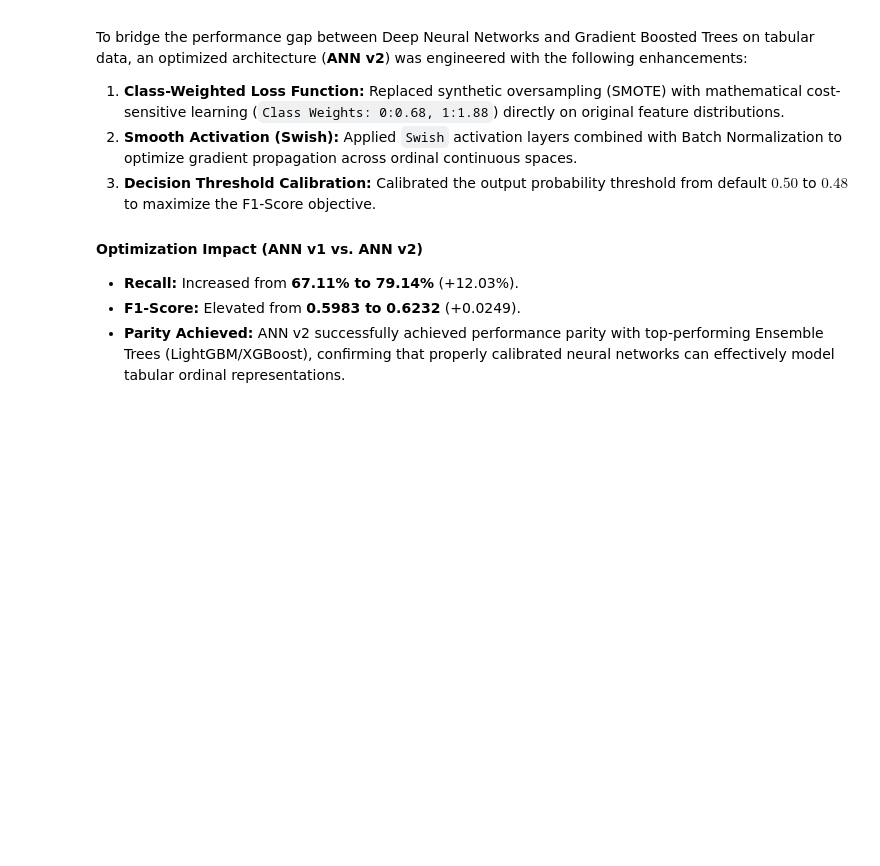
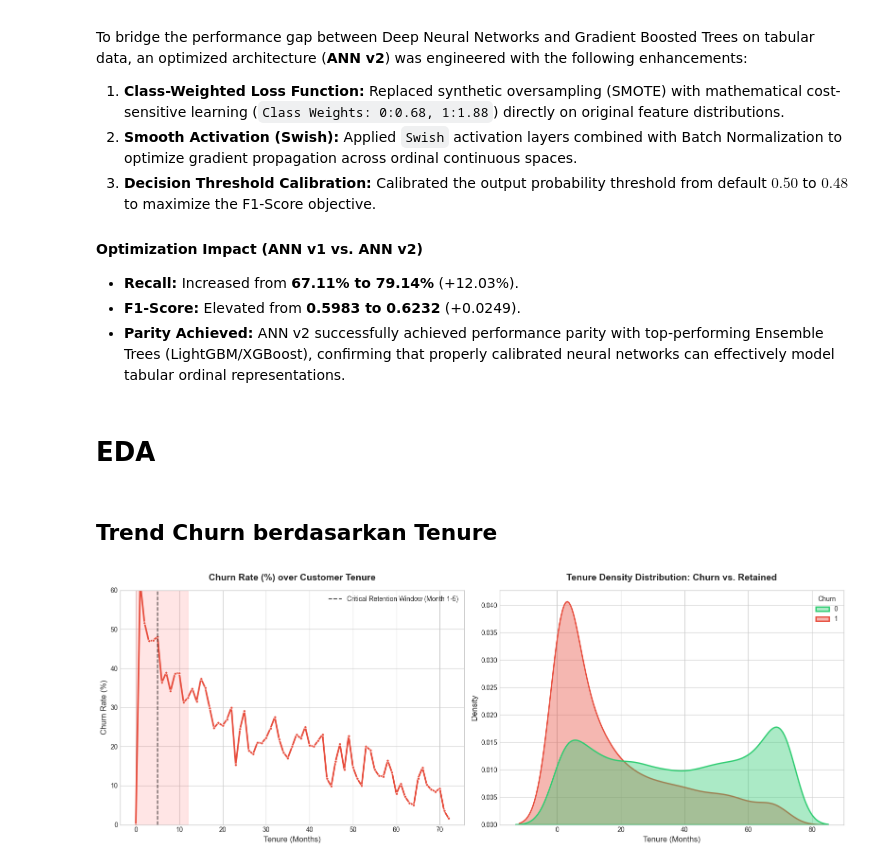
Before and after one commit to mherlypratama/Churn-Prediction, a Jupyter notebook: Scripts/ChurnPrediction.ipynb, the cells around one changed output. Cells and saved outputs as stored; diff of their text form; code cells hidden in the pictures; blank space fills up the shorter version.

```diff
--- a/Scripts/ChurnPrediction.ipynb
+++ b/Scripts/ChurnPrediction.ipynb
@@ -1182,3 +1183,73 @@ To bridge the performance gap between Deep Neural Networks and Gradient Boosted
 - **Recall:** Increased from **67.11% to 79.14%** (+12.03%).
 - **F1-Score:** Elevated from **0.5983 to 0.6232** (+0.0249).
 - **Parity Achieved:** ANN v2 successfully achieved performance parity with top-performing Ensemble Trees (LightGBM/XGBoost), confirming that properly calibrated neural networks can effectively model tabular ordinal representations.
+# %% [markdown]
+# EDA
+# %% [markdown]
+## Trend Churn berdasarkan Tenure
+# %%
+# Set style visualisasi agar tampak profesional & modern
+plt.style.use('seaborn-v0_8-whitegrid')
+fig, axes = plt.subplots(1, 2, figsize=(16, 6))
+
+# 1. LINE CHART: Persentase Churn Rate berdasarkan Tenure (Bulan)
+# Hitung Churn Rate (Rata-rata Churn) per bulan tenure
+tenure_churn = df.groupby('tenure')['Churn'].apply(lambda x: (x == 1).mean() * 100).reset_index()
+
+sns.lineplot(
+    data=tenure_churn,
+    x='tenure',
+    y='Churn',
+    ax=axes[0],
+    color='#e74c3c',
+    linewidth=2.5,
+    marker='o',
+    markersize=4
+)
+
+axes[0].set_title('Churn Rate (%) over Customer Tenure', fontsize=14, fontweight='bold', pad=15)
+axes[0].set_xlabel('Tenure (Months)', fontsize=12)
+axes[0].set_ylabel('Churn Rate (%)', fontsize=12)
+axes[0].set_ylim(0, 60)
+
+# Tambahkan garis ambang batas kritis (Critical Threshold Line)
+axes[0].axvline(x=5, color='black', linestyle='--', alpha=0.7, label='Critical Retention Window (Month 1-5)')
+axes[0].axvspan(0, 12, color='red', alpha=0.1) # Highlight Tahun Pertama
+axes[0].legend(loc='upper right', fontsize=10)
+
+# Annotation poin tertinggi
+max_churn_tenure = tenure_churn.loc[tenure_churn['Churn'].idxmax()]
+axes[0].annotate(
+    f'Peak Churn: {max_churn_tenure["Churn"]:.1f}%\n(Month {int(max_churn_tenure["tenure"])})',
+    xy=(max_churn_tenure['tenure'], max_churn_tenure['Churn']),
+    xytext=(max_churn_tenure['tenure'] + 8, max_churn_tenure['Churn'] + 5),
+    arrowprops=dict(facecolor='#c0392b', shrink=0.05, width=1.5, headwidth=8),
+    fontsize=10,
+    fontweight='bold',
+    bbox=dict(boxstyle='round,pad=0.3', facecolor='white', edgecolor='#c0392b', alpha=0.8)
+)
+
+
+# ------------------------------------------------------------------
+# 2. DENSITY PLOT (KDE): Distribusi Tenure (Churn vs Retained)
+# ------------------------------------------------------------------
+sns.kdeplot(
+    data=df,
+    x='tenure',
+    hue='Churn',
+    ax=axes[1],
+    common_norm=False,
+    palette={0: '#2ecc71', 1: '#e74c3c'},
+    fill=True,
+    alpha=0.4,
+    linewidth=2
+)
+
+axes[1].set_title('Tenure Density Distribution: Churn vs. Retained', fontsize=14, fontweight='bold', pad=15)
+axes[1].set_xlabel('Tenure (Months)', fontsize=12)
+axes[1].set_ylabel('Density', fontsize=12)
+
+plt.tight_layout()
+plt.show()
+# %% [output]
+[figure, added]
```
Also changed, not shown: parts of 12 cells of this notebook.
